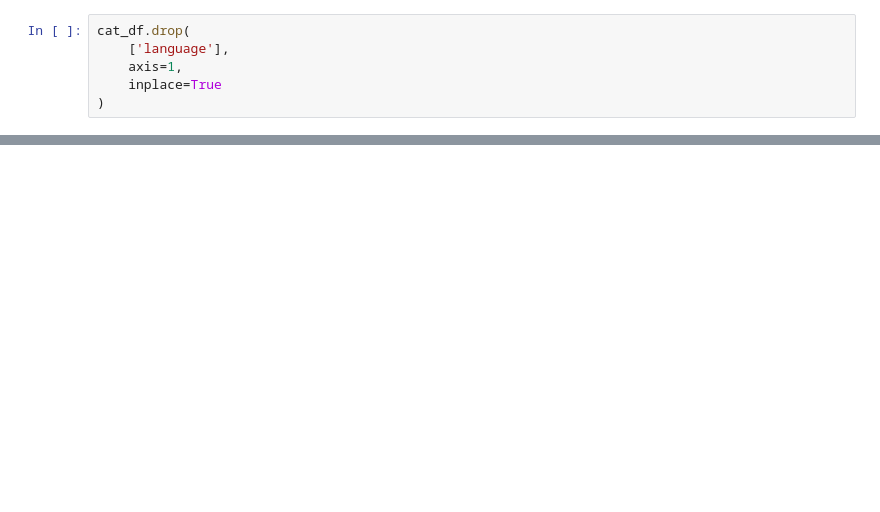
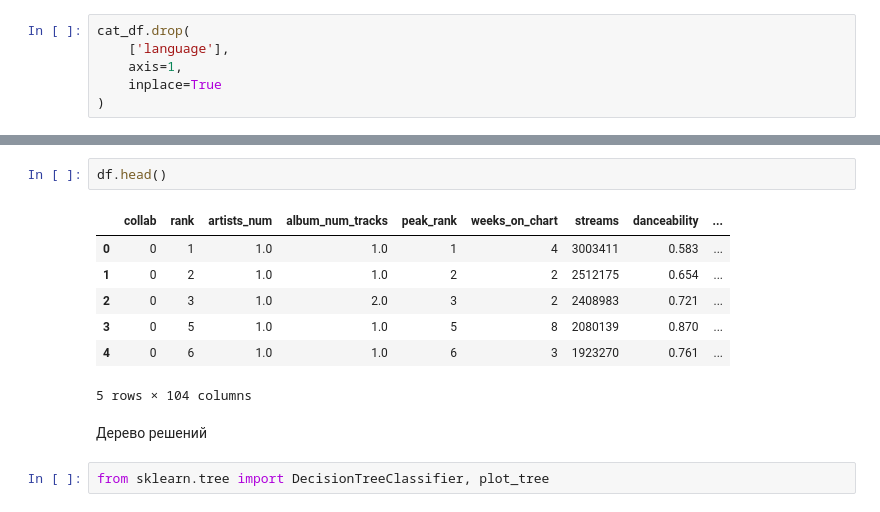
Before and after one commit to f1yToMoon/ai-fundamentals-project, a Jupyter notebook: feature_engineering.ipynb, the cells around one changed output, grey strips where cells are left out. Drawn from its saved outputs; the diff is of its cells as text; blank space fills up the shorter version.

Commit message:
done tree

```diff
--- a/feature_engineering.ipynb
+++ b/feature_engineering.ipynb
@@ -280,0 +320,14 @@ df
+# %%
+df.head()
+# %% [output]
+|  | collab | rank | artists_num | album_num_tracks | peak_rank | weeks_on_chart | streams | danceability | ... |
+| 0 | 0 | 1 | 1.0 | 1.0 | 1 | 4 | 3003411 | 0.583 | ... |
+| 1 | 0 | 2 | 1.0 | 1.0 | 2 | 2 | 2512175 | 0.654 | ... |
+| 2 | 0 | 3 | 1.0 | 2.0 | 3 | 2 | 2408983 | 0.721 | ... |
+| 3 | 0 | 5 | 1.0 | 1.0 | 5 | 8 | 2080139 | 0.870 | ... |
+| 4 | 0 | 6 | 1.0 | 1.0 | 6 | 3 | 1923270 | 0.761 | ... |
+5 rows × 104 columns
+# %% [markdown]
+Дерево решений
+# %%
+from sklearn.tree import DecisionTreeClassifier, plot_tree
```
Also changed, not shown: parts of 29 cells of this notebook.
